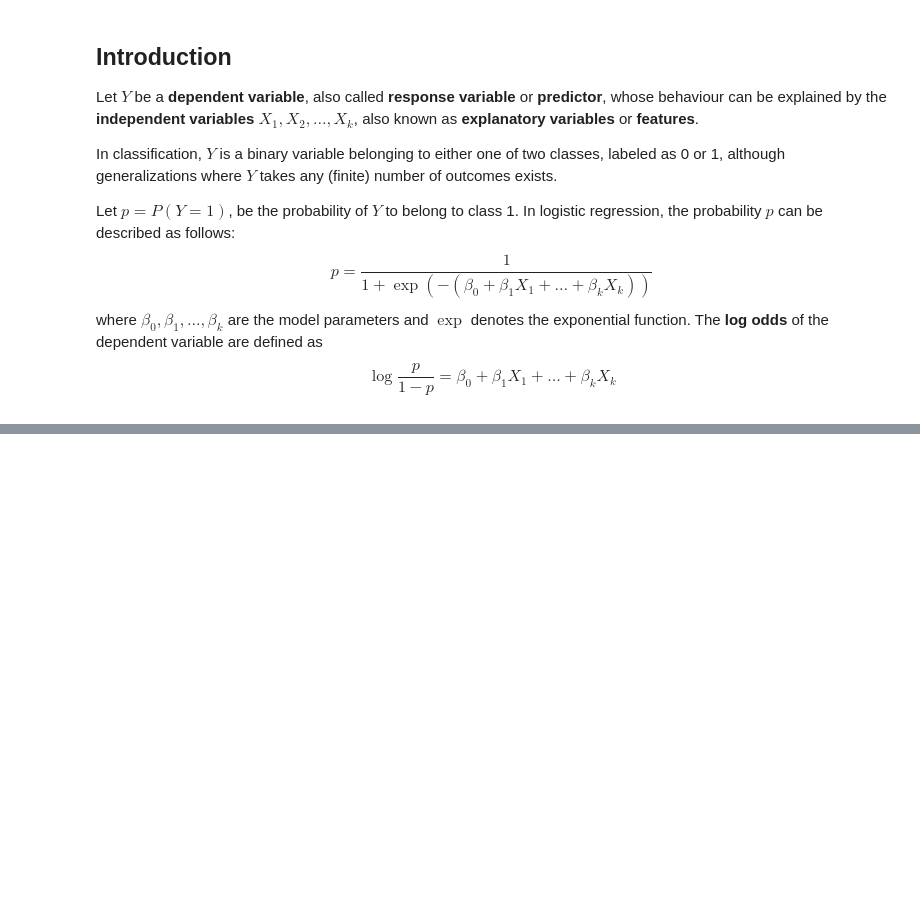
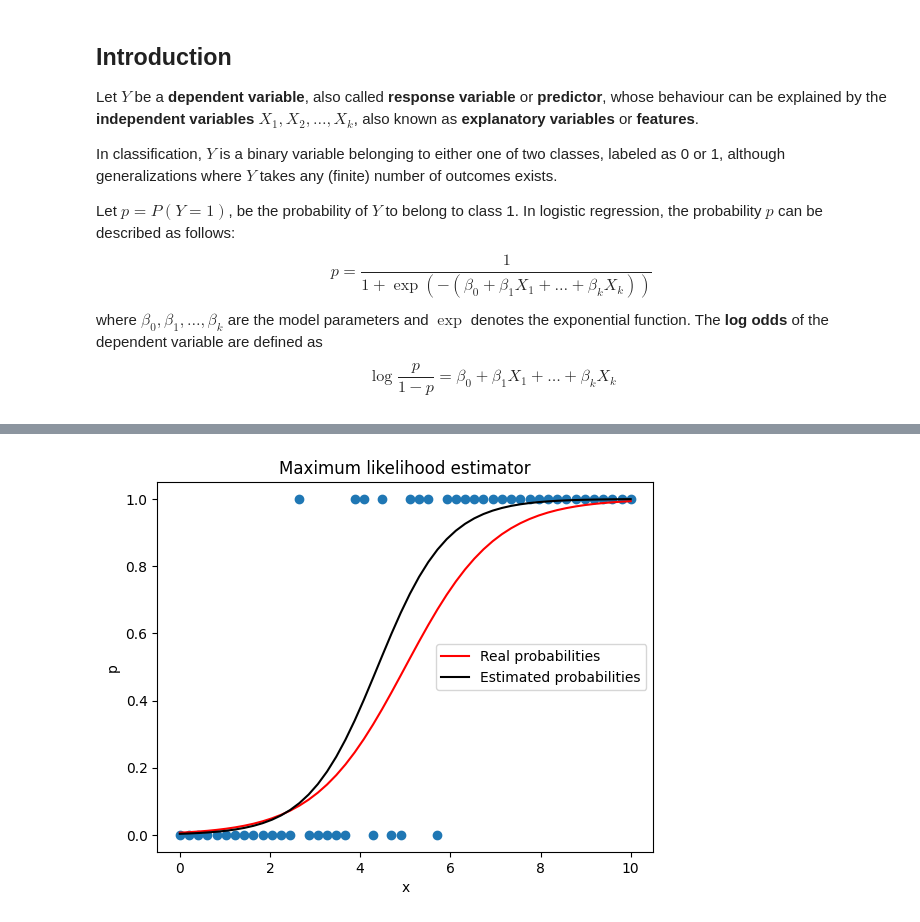
Before and after one commit to vdae2304/ML-DL, a Jupyter notebook: Classification/Logistic regression.ipynb, the cells around one changed output, grey strips where cells are left out. Drawn from its saved outputs; the diff is of its cells as text; code cells hidden in the pictures; blank space fills up the shorter version.

```diff
--- a/Classification/Logistic regression.ipynb
+++ b/Classification/Logistic regression.ipynb
@@ -62,3 +61,27 @@ $$\mathbf{\beta}^{(t + 1)} = \mathbf{\beta}^{(t)} + (\mathbf{X}^{\top}\mathbf{WX
 The method ends once the parameters stop changing, i.e. when $\mathbf{\beta}^{(t + 1)}$ is virtually the same as $\mathbf{\beta}^{(t)}$, or when a maximum number of iterations have been reached.
 
 See [Maximum likelihood estimator](#maximum-likelihood-estimator) for the deduction of this method.
+# %%
+from numpy.linalg import solve, norm
+
+X = np.column_stack((np.ones(x.shape), x))
+with np.printoptions(precision=2, threshold=10, edgeitems=3):
+    print("Matrix of observed independent variables:")
+    print(X)
+    print("Vector of observed dependent variables:")
+    print(y)
+
+beta_mle = [0, 0]
+max_iter = 100
+tol = 1e-4
+for iter in range(max_iter):
+    mu = 1/(1 + np.exp(-X @ beta_mle))
+    W = np.diag(mu*(1 - mu))
+    beta_incr = solve(X.T @ W @ X, X.T @ (y - mu))
+    if norm(beta_incr) < tol:
+        break
+    beta_mle = beta_mle + beta_incr
+
+print("Method converged in", iter, "iterations")
+print("Estimator:")
+print(beta_mle)
@@ -65,3 +102,17 @@ See [Maximum likelihood estimator](#maximum-likelihood-estimator) for the deduct
+# %%
+plt.figure()
+plt.title("Maximum likelihood estimator")
+plt.xlabel("x")
+plt.ylabel("p")
+plt.plot(x, y, "o")
+plt.plot(x, 1/(1 + np.exp(-(beta[0] + beta[1]*x))), "r-",
+         label="Real probabilities")
+plt.plot(x, 1/(1 + np.exp(-(beta_mle[0] + beta_mle[1]*x))), "k-",
+         label="Estimated probabilities")
+plt.legend()
+plt.show()
+# %% [output]
+[figure, added]
 # %% [markdown]
 ## Maximum likelihood estimator
 
```
Also changed, not shown: parts of 6 cells of this notebook.
